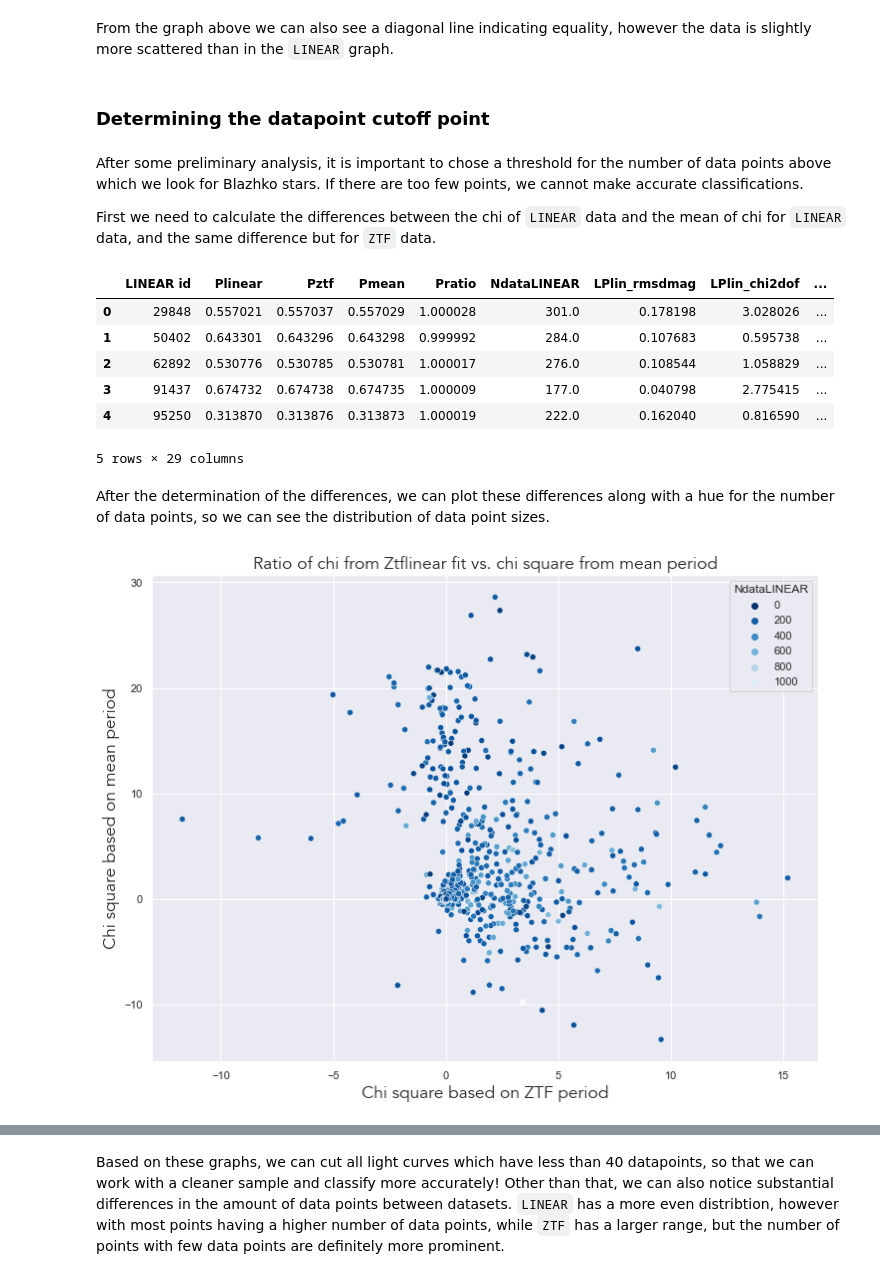
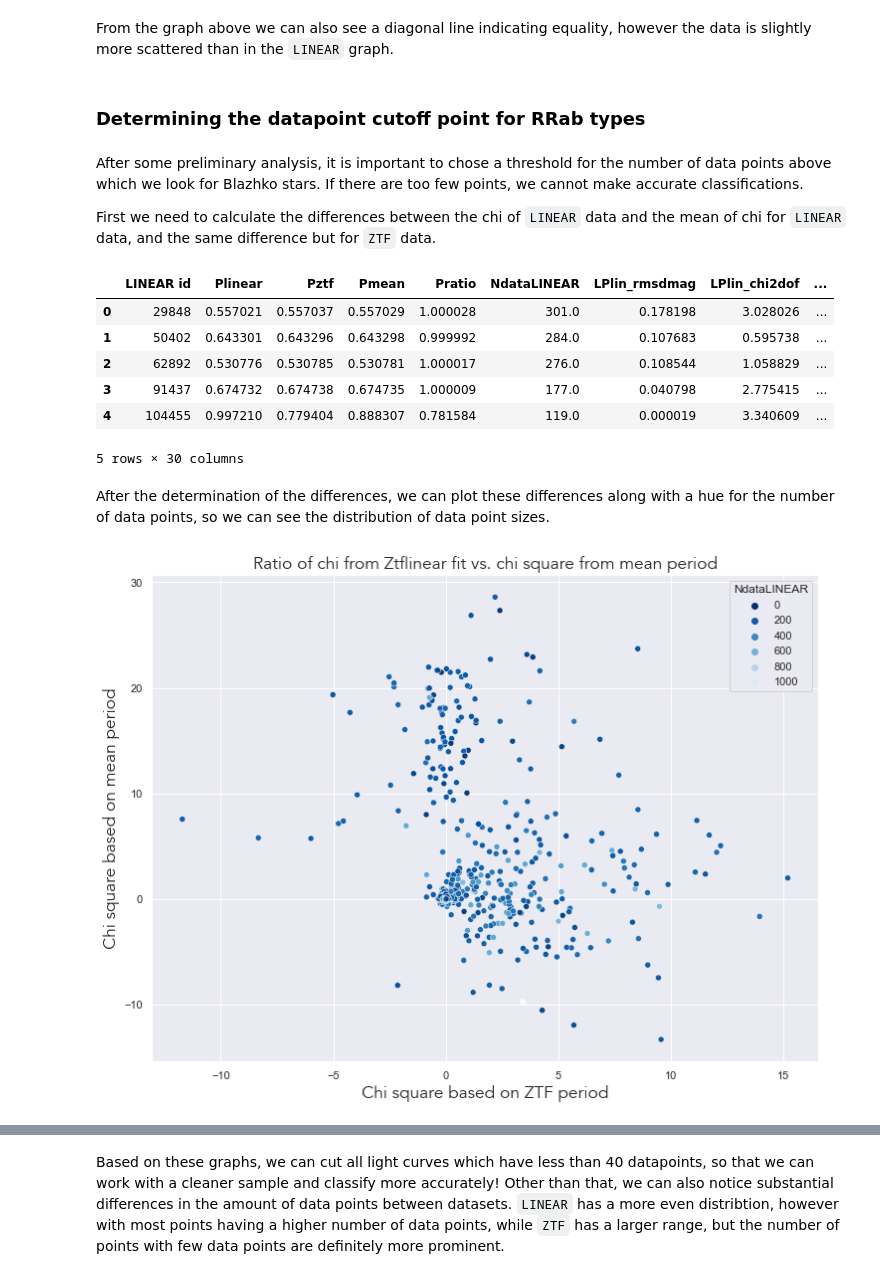
Before and after one commit to emadonev/var_stars, a Jupyter notebook: nbs/04_Searching_for_Blazhko_stars.ipynb, the cells around one changed output, grey strips where cells are left out. Saved outputs shown, nothing was run; the diff lists cells and outputs as text; code cells hidden in the pictures.

```diff
--- a/nbs/04_Searching_for_Blazhko_stars.ipynb
+++ b/nbs/04_Searching_for_Blazhko_stars.ipynb
@@ -97,9 +97,9 @@ data = fetch_LINEAR_sample(data_home='../inputs') # fetching the data from astro
 After finishing the preliminary setup, it's time to load the fit data, periodograms and light curve data from the previous notebook.
 # %%
 #| code-fold: false
-# LOADING LIGHT CURVE ANALYSIS DATA
-lightcurve_analysis = pd.read_csv('../outputs/LC_ANALYSIS_FINAL.csv')
-lightcurve_analysis.head()
+# LOADING LIGHT CURVE TYPES AB
+RRLab = pd.read_csv('../outputs/RRLAB.csv')
+RRLab.head()
 # %% [output]
 |  | LINEAR id | Plinear | Pztf | Pmean | Pratio | NdataLINEAR | LPlin_rmsdmag | LPlin_chi2dof | ... |
 | 0 | 29848 | 0.557021 | 0.557037 | 0.557029 | 1.000028 | 301.0 | 0.178198 | 3.028026 | ... |
@@ -177,38 +192,38 @@ plt.show()
 # %% [markdown]
 From the graph above we can also see a diagonal line indicating equality, however the data is slightly more scattered than in the `LINEAR` graph.
 # %% [markdown]
-### Determining the datapoint cutoff point
+### Determining the datapoint cutoff point for RRab types
 # %% [markdown]
 After some preliminary analysis, it is important to chose a threshold for the number of data points above which we look for Blazhko stars. If there are too few points, we cannot make accurate classifications.
 
 First we need to calculate the differences between the chi of `LINEAR` data and the mean of chi for `LINEAR` data, and the same difference but for `ZTF` data.
 # %%
 #| code-fold: false
-lightcurve_analysis['Chi_diff_LINEAR'] = lightcurve_analysis['LPmean_chi2dofR'] - lightcurve_analysis['LPlin_chi2dofR']
-lightcurve_analysis['Chi_diff_ZTF'] = lightcurve_analysis['ZPmean_chi2dofR'] - lightcurve_analysis['ZPztf_chi2dofR']
-lightcurve_analysis.head()
+RRLab['Chi_diff_LINEAR'] = RRLab['LPmean_chi2dofR'] - RRLab['LPlin_chi2dofR']
+RRLab['Chi_diff_ZTF'] = RRLab['ZPmean_chi2dofR'] - RRLab['ZPztf_chi2dofR']
+RRLab.head()
 # %% [output]
 |  | LINEAR id | Plinear | Pztf | Pmean | Pratio | NdataLINEAR | LPlin_rmsdmag | LPlin_chi2dof | ... |
 | 0 | 29848 | 0.557021 | 0.557037 | 0.557029 | 1.000028 | 301.0 | 0.178198 | 3.028026 | ... |
 | 1 | 50402 | 0.643301 | 0.643296 | 0.643298 | 0.999992 | 284.0 | 0.107683 | 0.595738 | ... |
 | 2 | 62892 | 0.530776 | 0.530785 | 0.530781 | 1.000017 | 276.0 | 0.108544 | 1.058829 | ... |
 | 3 | 91437 | 0.674732 | 0.674738 | 0.674735 | 1.000009 | 177.0 | 0.040798 | 2.775415 | ... |
-| 4 | 95250 | 0.313870 | 0.313876 | 0.313873 | 1.000019 | 222.0 | 0.162040 | 0.816590 | ... |
+| 4 | 104455 | 0.997210 | 0.779404 | 0.888307 | 0.781584 | 119.0 | 0.000019 | 3.340609 | ... |
-5 rows × 29 columns
+5 rows × 30 columns
 # %% [markdown]
 After the determination of the differences, we can plot these differences along with a hue for the number of data points, so we can see the distribution of data point sizes.
 # %%
 #| label: fig_diff_chi_NdataLinear
 #| fig-cap: The chi value based on the fit from the ZTF period versus the chi value based on the fit from the mean period
 plt.figure(figsize=(12,9))
-sns.scatterplot(lightcurve_analysis, x='Chi_diff_LINEAR', y='Chi_diff_ZTF', hue='NdataLINEAR', palette='Blues_r')
+sns.scatterplot(RRLab, x='Chi_diff_LINEAR', y='Chi_diff_ZTF', hue='NdataLINEAR', palette='Blues_r')
 #plt.xlim(-1, 40)
 plt.title('Ratio of chi from Ztflinear fit vs. chi square from mean period', fontproperties=font)
 plt.xlabel('Chi square based on ZTF period', fontproperties=font)
 plt.ylabel('Chi square based on mean period', fontproperties=font)
 plt.show()
 # %% [output]
-[figure, old version]
+[figure, new version]
 # %%
 #| label: fig_diff_chi_NdataZtf
 #| fig-cap: The chi value based on the fit from the ZTF period versus the chi value based on the fit from the mean period
```
Also changed, not shown: parts of 50 cells of this notebook, 19 other files.
